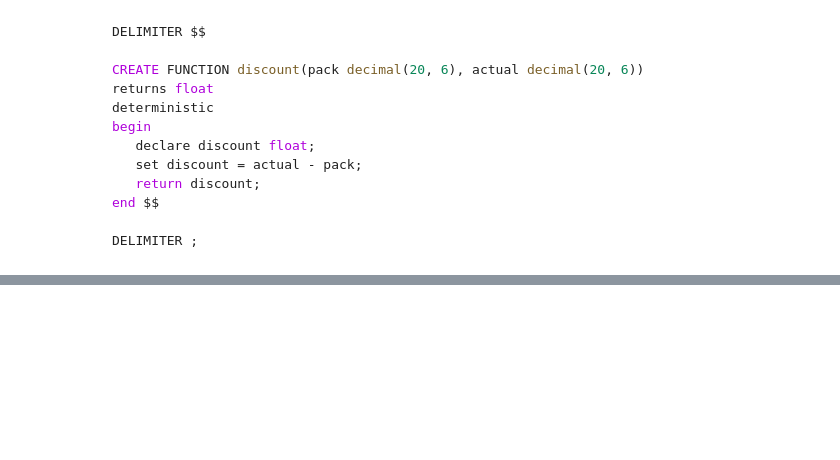
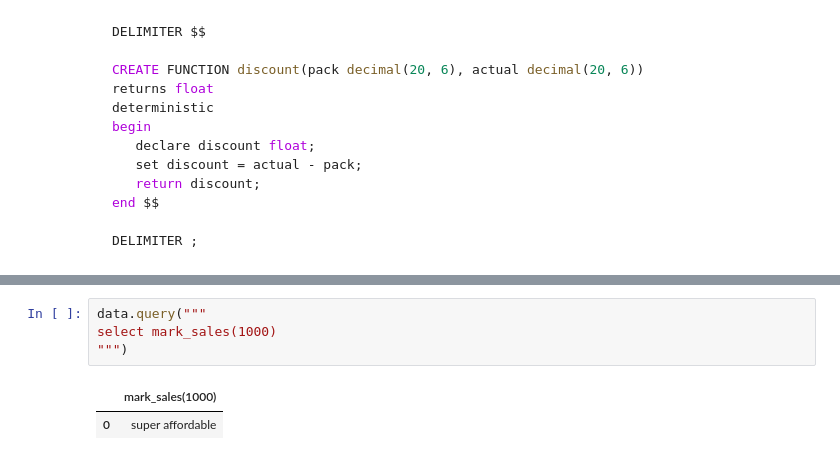
Before and after one commit to dev-hack95/SQL, a Jupyter notebook: SQL5.ipynb, the cells around one changed output, grey strips where cells are left out. Drawn from its saved outputs; the diff is of its cells as text; blank space fills up the shorter version.

```diff
--- a/SQL5.ipynb
+++ b/SQL5.ipynb
@@ -165,0 +205,7 @@ DELIMITER ;
+# %%
+data.query("""
+select mark_sales(1000)
+""")
+# %% [output]
+|  | mark_sales(1000) |
+| 0 | super affordable |
```
Also changed, not shown: parts of 3 cells of this notebook.
